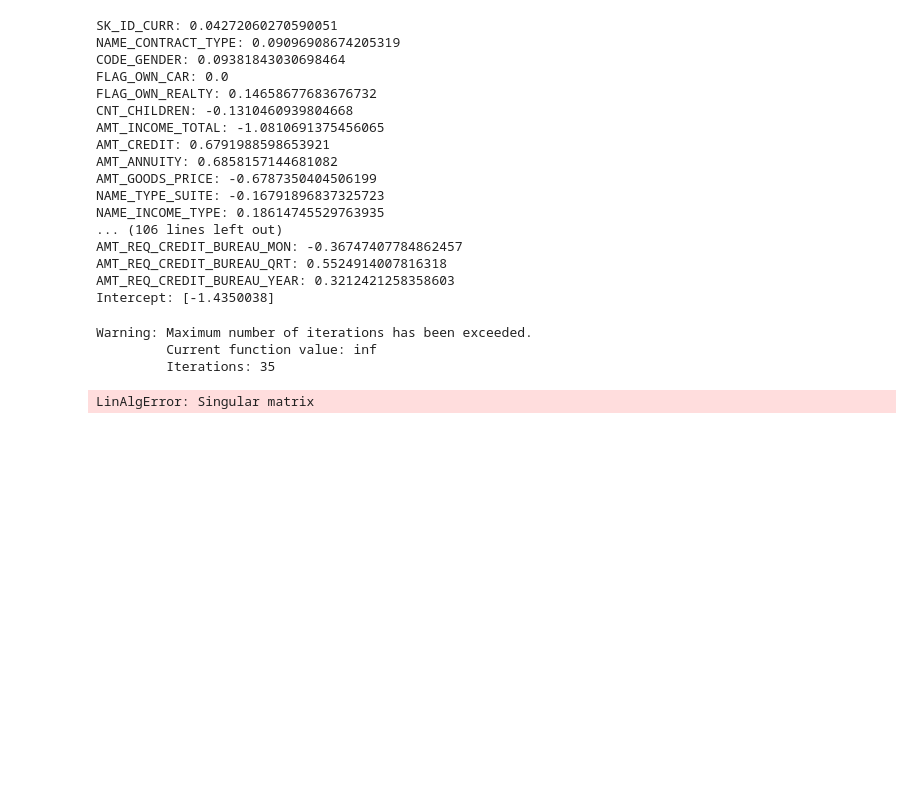
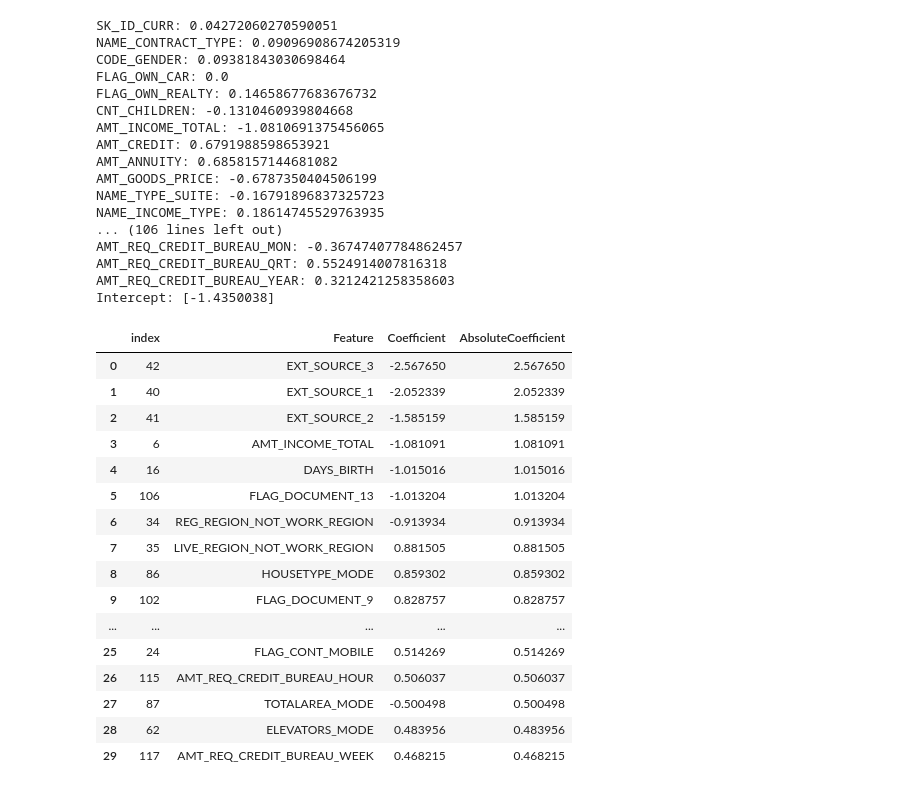
Before and after one commit to haileyvu9/RP, a Jupyter notebook: Research_project_Hailey.ipynb, the cells around one changed output. Cells and saved outputs as stored; diff of their text form; code cells hidden in the pictures; blank space fills up the shorter version.

```diff
--- a/Research_project_Hailey.ipynb
+++ b/Research_project_Hailey.ipynb
@@ -24,7 +24,7 @@ from sklearn.impute import SimpleImputer
 from sklearn.preprocessing import MinMaxScaler
 import statsmodels.api as sm
 # %%
-df_credit = pd.read_csv('application_train.csv')
+df_credit = pd.read_csv(r'C:\Users\admin\OneDrive\Document\11. Research project\application_train.csv')
 # %%
 df_credit.columns
 # %% [output]
@@ -191,14 +180,26 @@ AMT_REQ_CREDIT_BUREAU_QRT: 0.5524914007816318
 AMT_REQ_CREDIT_BUREAU_YEAR: 0.3212421258358603
 Intercept: [-1.4350038]
 # %%
-logit_model = sm.Logit(y_train, X_train)
-result = logit_model.fit()
-
-# Print the p-values
-print("P-values:")
-print(result.pvalues)
+feature_importance = pd.DataFrame({'Feature': X.columns, 'Coefficient': coefficients.flatten()})
+feature_importance['AbsoluteCoefficient'] = abs(feature_importance['Coefficient'])
+feature_importance = feature_importance.sort_values(by='AbsoluteCoefficient', ascending=False)
+feature_importance = feature_importance.reset_index()
+feature_importance.head(30)
 # %% [output]
-Warning: Maximum number of iterations has been exceeded.
-         Current function value: inf
-         Iterations: 35
-LinAlgError: Singular matrix
+|  | index | Feature | Coefficient | AbsoluteCoefficient |
+| 0 | 42 | EXT_SOURCE_3 | -2.567650 | 2.567650 |
+| 1 | 40 | EXT_SOURCE_1 | -2.052339 | 2.052339 |
+| 2 | 41 | EXT_SOURCE_2 | -1.585159 | 1.585159 |
+| 3 | 6 | AMT_INCOME_TOTAL | -1.081091 | 1.081091 |
+| 4 | 16 | DAYS_BIRTH | -1.015016 | 1.015016 |
+| 5 | 106 | FLAG_DOCUMENT_13 | -1.013204 | 1.013204 |
+| 6 | 34 | REG_REGION_NOT_WORK_REGION | -0.913934 | 0.913934 |
+| 7 | 35 | LIVE_REGION_NOT_WORK_REGION | 0.881505 | 0.881505 |
+| 8 | 86 | HOUSETYPE_MODE | 0.859302 | 0.859302 |
+| 9 | 102 | FLAG_DOCUMENT_9 | 0.828757 | 0.828757 |
+| ... | ... | ... | ... | ... |
+| 25 | 24 | FLAG_CONT_MOBILE | 0.514269 | 0.514269 |
+| 26 | 115 | AMT_REQ_CREDIT_BUREAU_HOUR | 0.506037 | 0.506037 |
+| 27 | 87 | TOTALAREA_MODE | -0.500498 | 0.500498 |
+| 28 | 62 | ELEVATORS_MODE | 0.483956 | 0.483956 |
+| 29 | 117 | AMT_REQ_CREDIT_BUREAU_WEEK | 0.468215 | 0.468215 |
```
Also changed, not shown: parts of 10 cells of this notebook.
